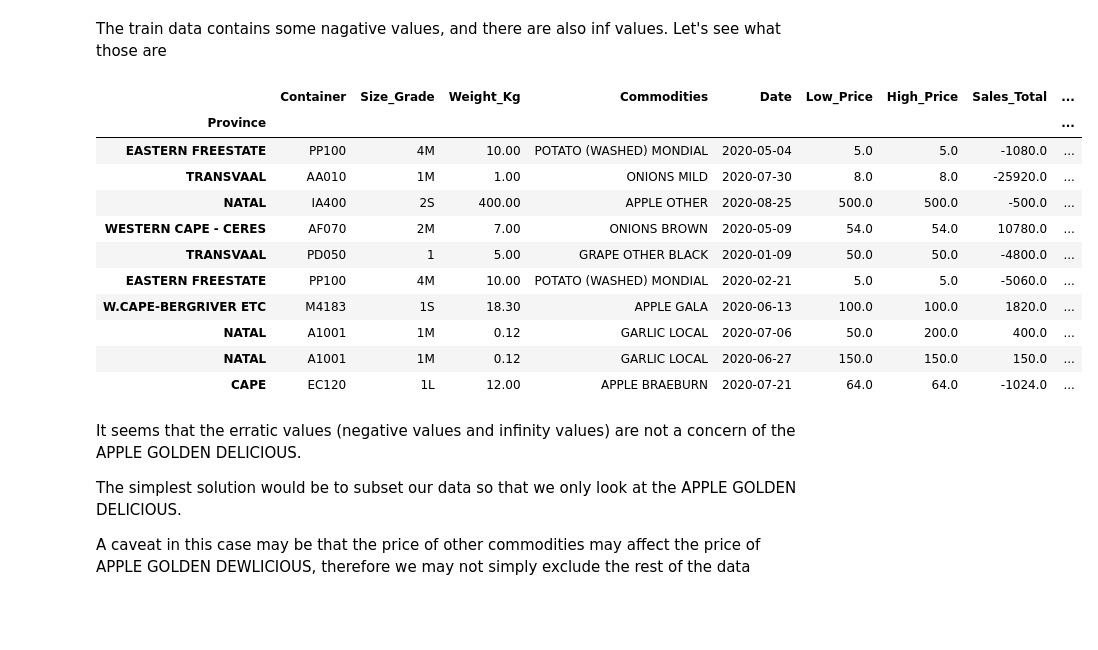
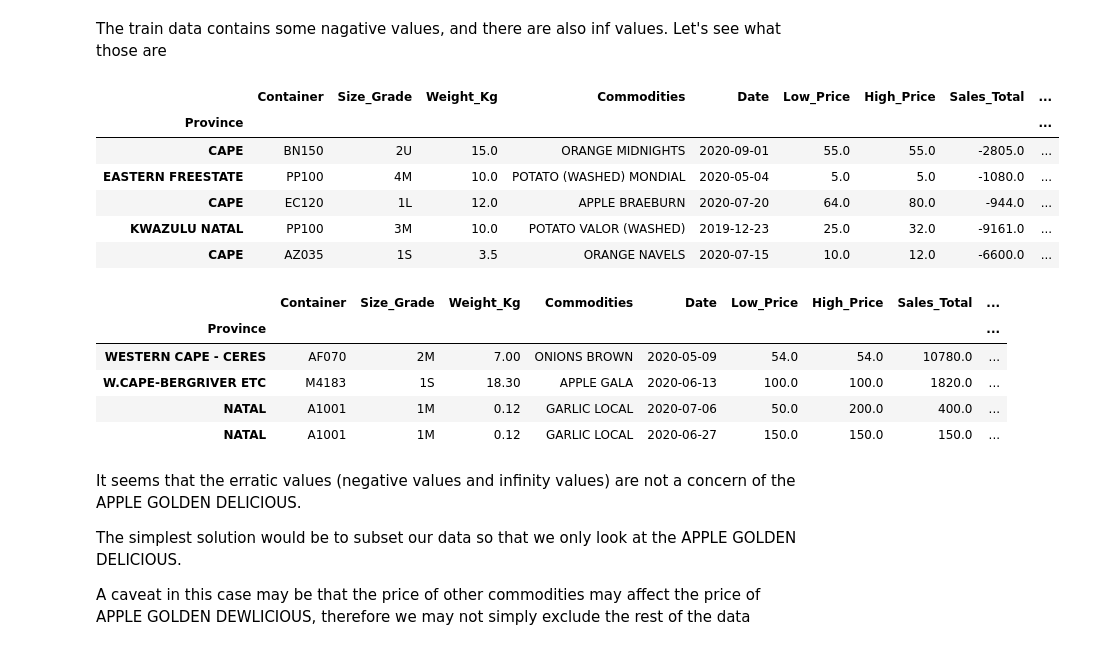
Before and after one commit to rlatndgb/EDSA-TS3-Regression, a Jupyter notebook: TS3 Regression Template.ipynb, the cells around one changed output. Drawn from its saved outputs; the diff is of its cells as text; code cells hidden in the pictures; blank space fills up the shorter version.

```diff
--- a/TS3 Regression Template.ipynb
+++ b/TS3 Regression Template.ipynb
@@ -241,26 +241,28 @@ The train data contains some nagative values, and there are also inf values. Let
 #Data in train data where sales total is a negative value
 neg_cols = ['Sales_Total', 'Total_Qty_Sold', 'Total_Kg_Sold', 'Stock_On_Hand']
 
-df_train[df_train['___'] < 0]
+df_train[df_train['Sales_Total'] < 0].head()
 
 #Fill the column names, or loop through the columns list to see which rows have negative valus
+# %% [output]
+|  | Container | Size_Grade | Weight_Kg | Commodities | Date | Low_Price | High_Price | Sales_Total | ... |
+| Province |  |  |  |  |  |  |  |  | ... |
+| CAPE | BN150 | 2U | 15.0 | ORANGE MIDNIGHTS | 2020-09-01 | 55.0 | 55.0 | -2805.0 | ... |
+| EASTERN FREESTATE | PP100 | 4M | 10.0 | POTATO (WASHED) MONDIAL | 2020-05-04 | 5.0 | 5.0 | -1080.0 | ... |
+| CAPE | EC120 | 1L | 12.0 | APPLE BRAEBURN | 2020-07-20 | 64.0 | 80.0 | -944.0 | ... |
+| KWAZULU NATAL | PP100 | 3M | 10.0 | POTATO VALOR (WASHED) | 2019-12-23 | 25.0 | 32.0 | -9161.0 | ... |
+| CAPE | AZ035 | 1S | 3.5 | ORANGE NAVELS | 2020-07-15 | 10.0 | 12.0 | -6600.0 | ... |
 # %%
 # Lets look at inf values
 
-df_train[abs(df_train['avg_price_per_kg']) > 1000]
+df_train[(df_train['avg_price_per_kg']) > 1000]
 # %% [output]
 |  | Container | Size_Grade | Weight_Kg | Commodities | Date | Low_Price | High_Price | Sales_Total | ... |
 | Province |  |  |  |  |  |  |  |  | ... |
-| EASTERN FREESTATE | PP100 | 4M | 10.00 | POTATO (WASHED) MONDIAL | 2020-05-04 | 5.0 | 5.0 | -1080.0 | ... |
-| TRANSVAAL | AA010 | 1M | 1.00 | ONIONS MILD | 2020-07-30 | 8.0 | 8.0 | -25920.0 | ... |
-| NATAL | IA400 | 2S | 400.00 | APPLE OTHER | 2020-08-25 | 500.0 | 500.0 | -500.0 | ... |
 | WESTERN CAPE - CERES | AF070 | 2M | 7.00 | ONIONS BROWN | 2020-05-09 | 54.0 | 54.0 | 10780.0 | ... |
-| TRANSVAAL | PD050 | 1 | 5.00 | GRAPE OTHER BLACK | 2020-01-09 | 50.0 | 50.0 | -4800.0 | ... |
-| EASTERN FREESTATE | PP100 | 4M | 10.00 | POTATO (WASHED) MONDIAL | 2020-02-21 | 5.0 | 5.0 | -5060.0 | ... |
 | W.CAPE-BERGRIVER ETC | M4183 | 1S | 18.30 | APPLE GALA | 2020-06-13 | 100.0 | 100.0 | 1820.0 | ... |
 | NATAL | A1001 | 1M | 0.12 | GARLIC LOCAL | 2020-07-06 | 50.0 | 200.0 | 400.0 | ... |
 | NATAL | A1001 | 1M | 0.12 | GARLIC LOCAL | 2020-06-27 | 150.0 | 150.0 | 150.0 | ... |
-| CAPE | EC120 | 1L | 12.00 | APPLE BRAEBURN | 2020-07-21 | 64.0 | 64.0 | -1024.0 | ... |
 # %% [markdown]
 It seems that the erratic values (negative values and infinity values) are not a concern of the APPLE GOLDEN DELICIOUS.
 
```
Also changed, not shown: parts of 16 cells of this notebook.
